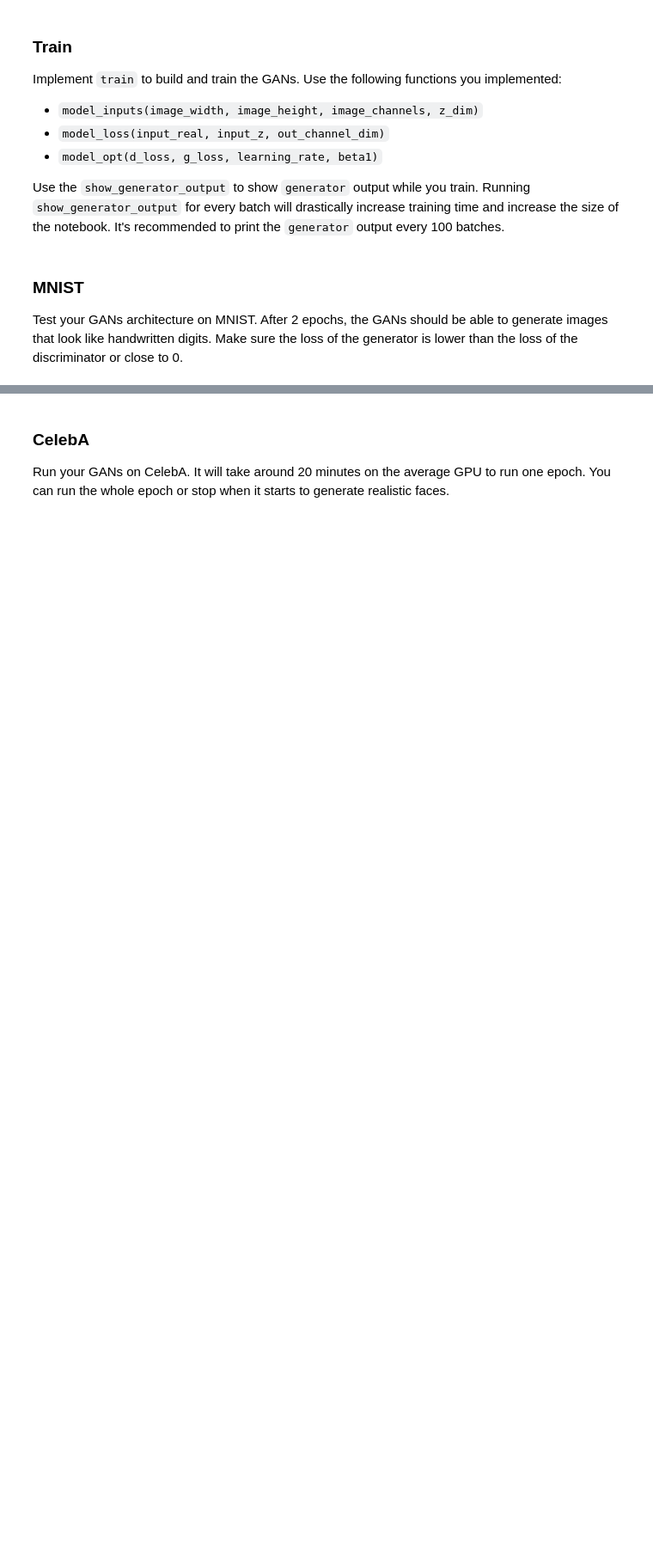
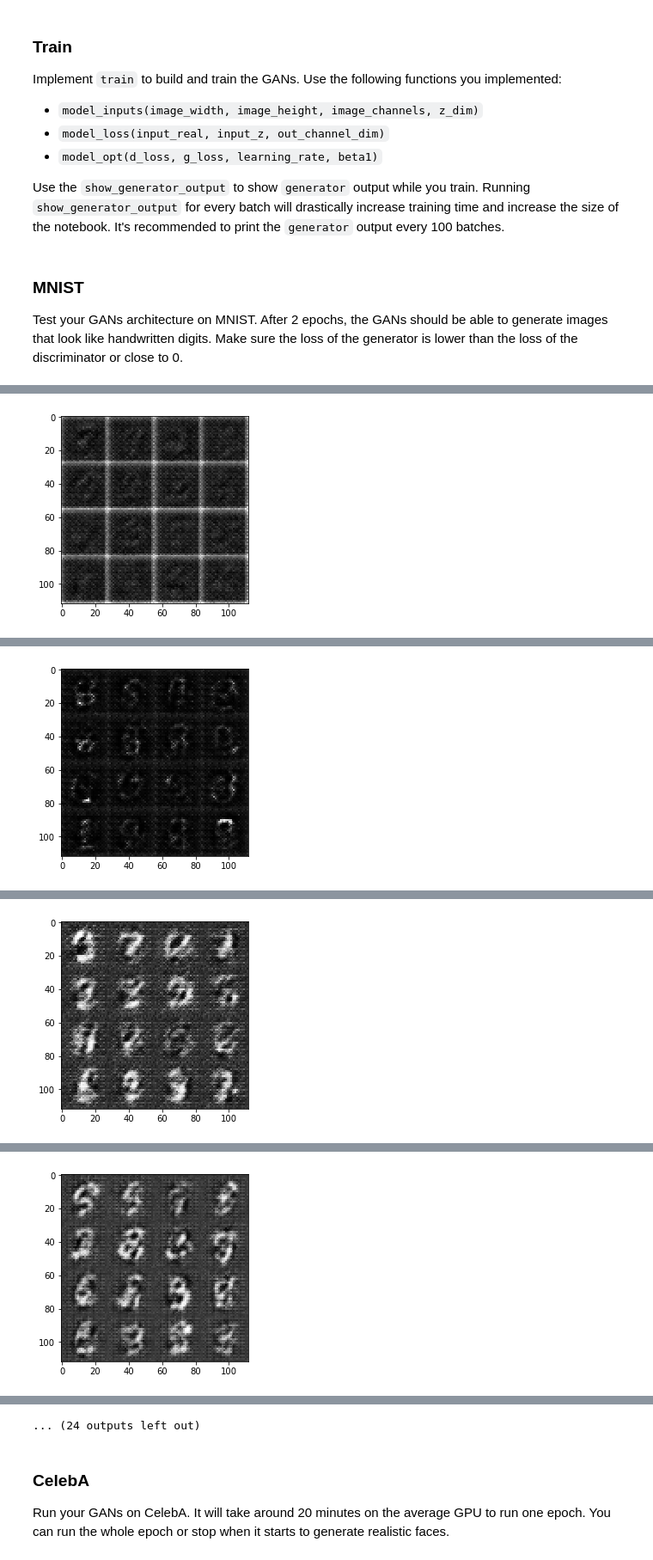
Before and after one commit to xueweiyema/face_generation, a Jupyter notebook: dlnd_face_generation.ipynb, the cells around one changed output, grey strips where cells are left out. Shown at 86% size. Drawn from its saved outputs; the diff is of its cells as text; code cells hidden in the pictures; blank space fills up the shorter version.

```diff
--- a/dlnd_face_generation.ipynb
+++ b/dlnd_face_generation.ipynb
@@ -387,7 +393,7 @@ Test your GANs architecture on MNIST.  After 2 epochs, the GANs should be able t
 # %%
 batch_size = 64
 z_dim = 128
-learning_rate = 0.0005
+learning_rate = 0.0001
 beta1 = 0.5
 
 
@@ -400,3 +406,4 @@ mnist_dataset = helper.Dataset('mnist', glob(os.path.join(data_dir, 'mnist/*.jpg
 with tf.Graph().as_default():
     train(epochs, batch_size, z_dim, learning_rate, beta1, mnist_dataset.get_batches,
           mnist_dataset.shape, mnist_dataset.image_mode)
+# %% [output]
@@ -402,0 +411 @@ with tf.Graph().as_default():
+[figure, added]
@@ -402,0 +413 @@ with tf.Graph().as_default():
+[figure, added]
@@ -402,0 +415 @@ with tf.Graph().as_default():
+[figure, added]
@@ -402,0 +417 @@ with tf.Graph().as_default():
+[figure, added]
@@ -403,3 +422,4 @@ with tf.Graph().as_default():
+... (24 outputs left out)
 # %% [markdown]
 ### CelebA
 Run your GANs on CelebA.  It will take around 20 minutes on the average GPU to run one epoch.  You can run the whole epoch or stop when it starts to generate realistic faces.
```
Also changed, not shown: parts of 6 cells of this notebook, 2 other files.
